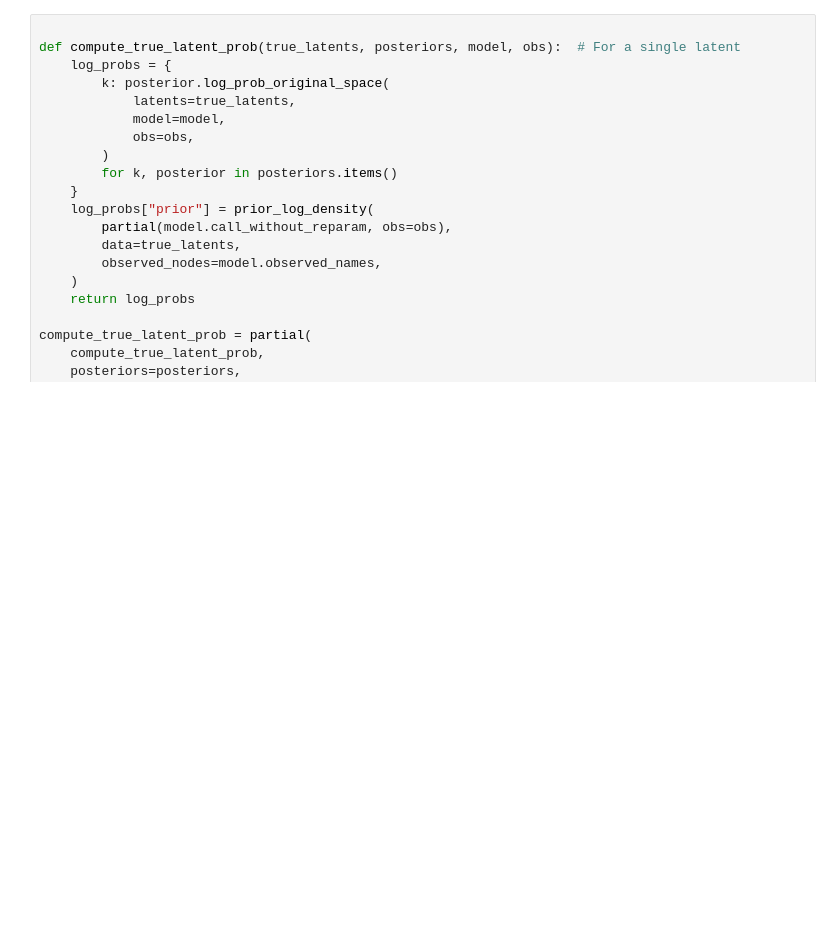
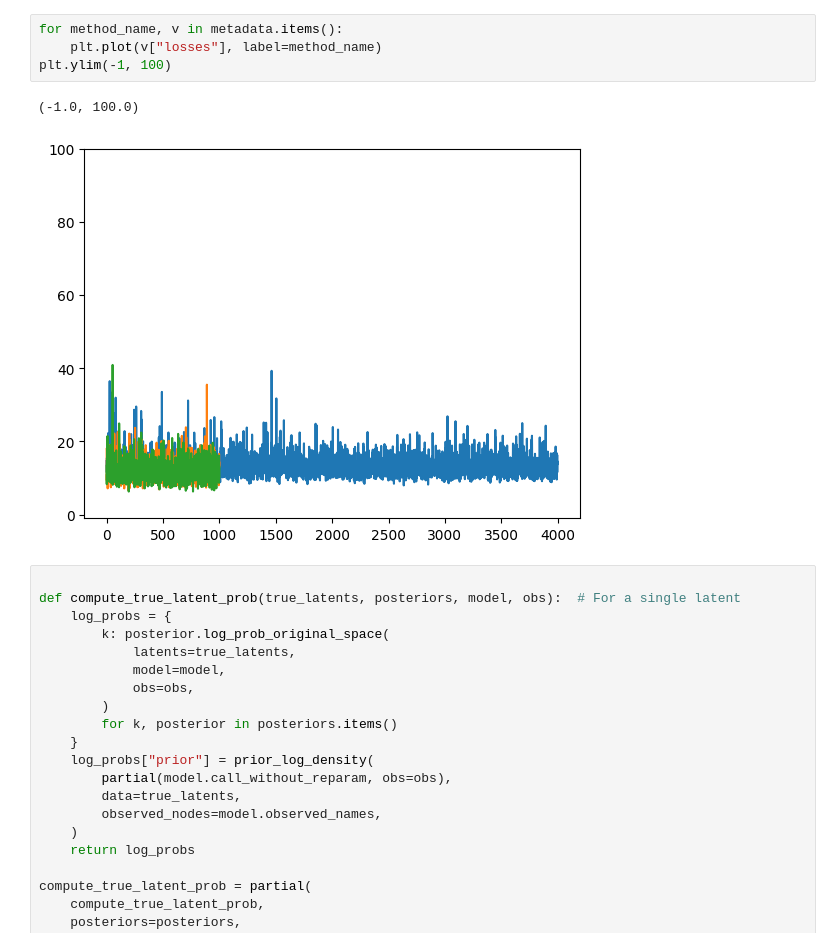
Before and after one commit to danielward27/softcvi_validation, a Jupyter notebook: examples/eight_schools.ipynb, the cells around one changed output. Drawn from its saved outputs; the diff is of its cells as text; blank space fills up the shorter version.

```diff
--- a/examples/eight_schools.ipynb
+++ b/examples/eight_schools.ipynb
@@ -95,6 +91,13 @@ for stop_grad in [False, True]:
         steps=contrastive_steps,
         optimizer=optimizer,
     )
+# %%
+for method_name, v in metadata.items():
+    plt.plot(v["losses"], label=method_name)
+plt.ylim(-1, 100)
+# %% [output]
+(-1.0, 100.0)
+[figure, added]
 # %%
 
 def compute_true_latent_prob(true_latents, posteriors, model, obs):  # For a single latent
```
Also changed, not shown: parts of 8 cells of this notebook, 7 other files.
